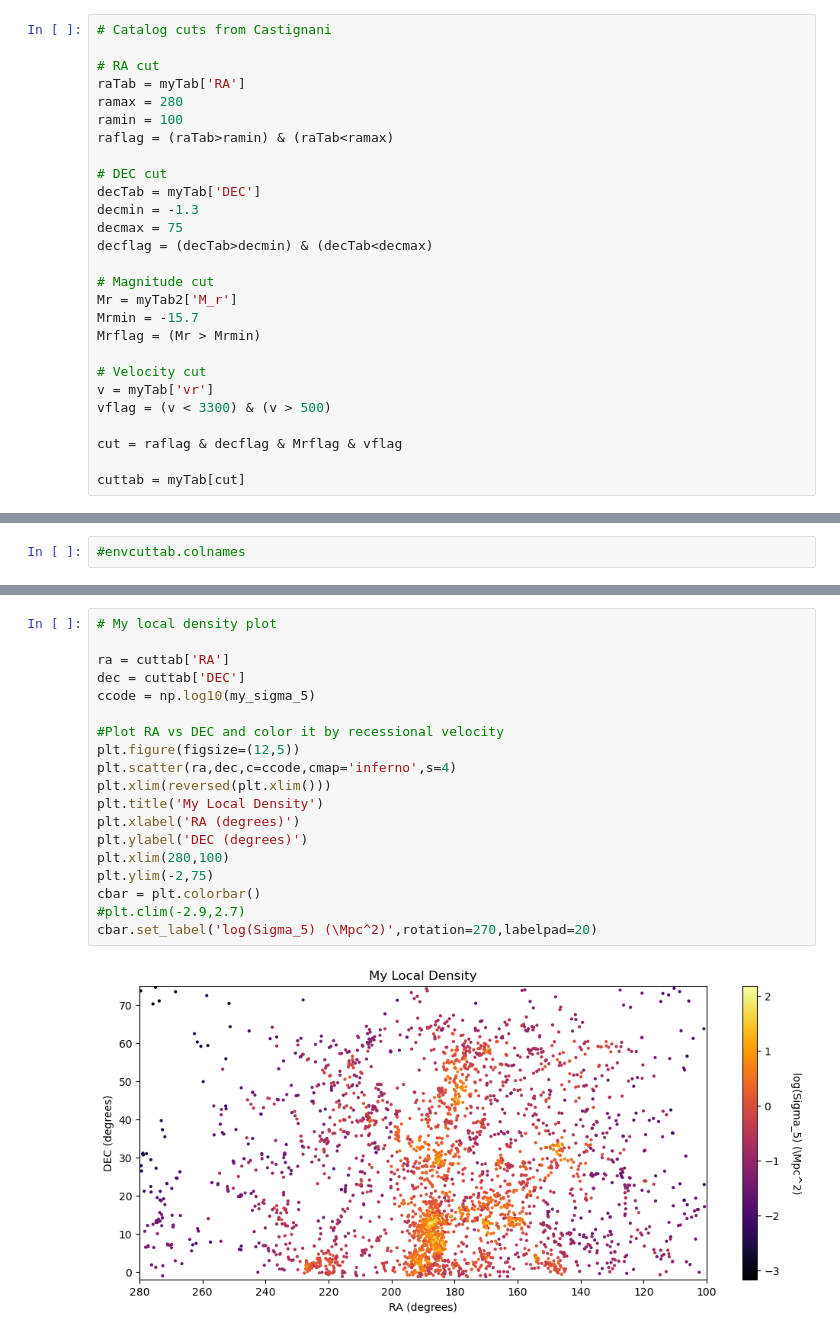
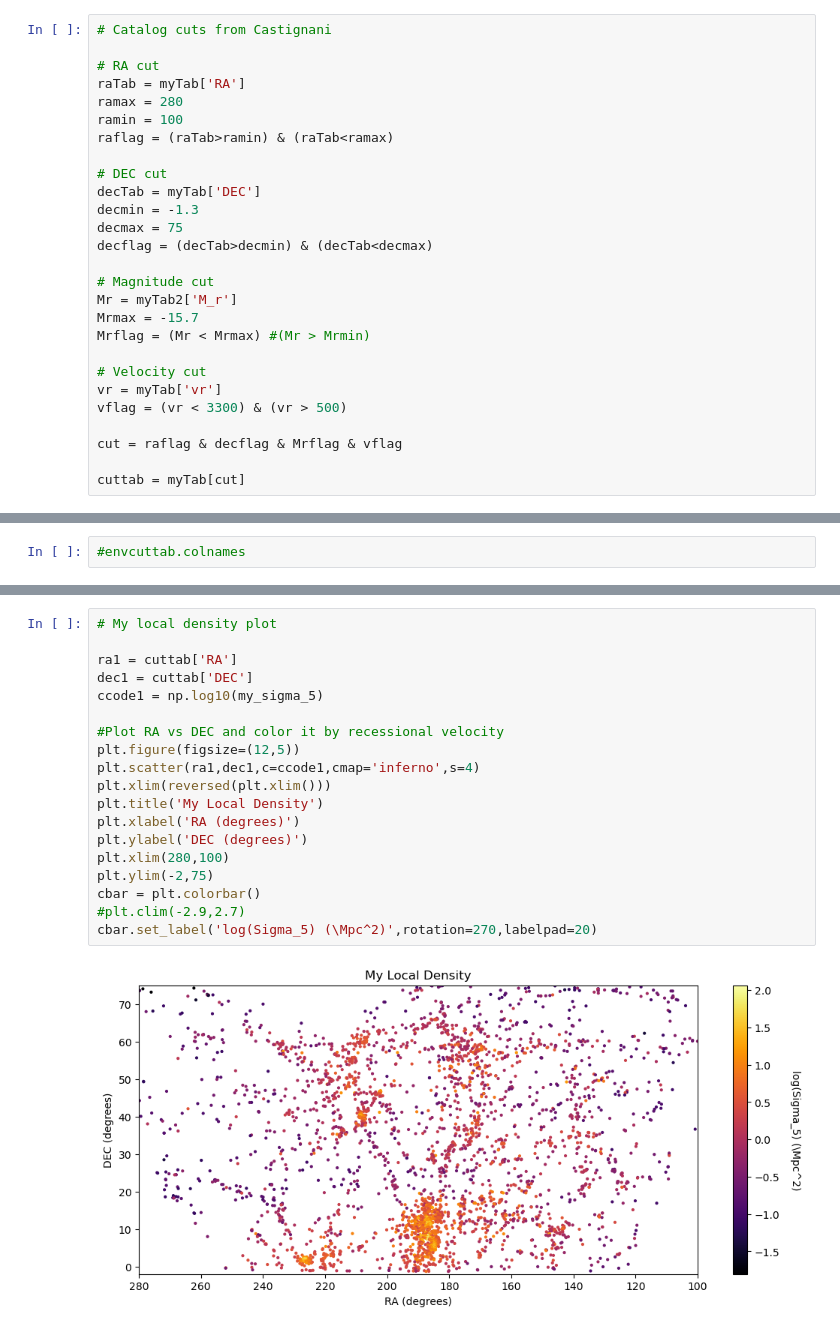
Before and after one commit to EvanBarkus/WISESize_Project, a Jupyter notebook: Castignani_LD.ipynb, the cells around one changed output, grey strips where cells are left out. Drawn from its saved outputs; the diff is of its cells as text.

```diff
--- a/Castignani_LD.ipynb
+++ b/Castignani_LD.ipynb
@@ -156,12 +140,12 @@ decflag = (decTab>decmin) & (decTab<decmax)
 
 # Magnitude cut
 Mr = myTab2['M_r']
-Mrmin = -15.7
-Mrflag = (Mr > Mrmin)
+Mrmax = -15.7
+Mrflag = (Mr < Mrmax) #(Mr > Mrmin)
 
 # Velocity cut
-v = myTab['vr']
-vflag = (v < 3300) & (v > 500)
+vr = myTab['vr']
+vflag = (vr < 3300) & (vr > 500)
 
 cut = raflag & decflag & Mrflag & vflag
 
@@ -194,24 +178,24 @@ plt.legend()
 # %%
 # My local density plot
 
-ra = cuttab['RA']
-dec = cuttab['DEC']
-ccode = np.log10(my_sigma_5)
+ra1 = cuttab['RA']
+dec1 = cuttab['DEC']
+ccode1 = np.log10(my_sigma_5)
 
 #Plot RA vs DEC and color it by recessional velocity
 plt.figure(figsize=(12,5))
-plt.scatter(ra,dec,c=ccode,cmap='inferno',s=4)
+plt.scatter(ra1,dec1,c=ccode1,cmap='inferno',s=4)
 plt.xlim(reversed(plt.xlim()))
 plt.title('My Local Density')
 plt.xlabel('RA (degrees)')
 plt.ylabel('DEC (degrees)')
 plt.xlim(280,100)
 plt.ylim(-2,75)
 cbar = plt.colorbar()
 #plt.clim(-2.9,2.7)
 cbar.set_label('log(Sigma_5) (\Mpc^2)',rotation=270,labelpad=20)
 # %% [output]
-[figure, old version]
+[figure, new version]
 # %%
 # VFS local density plot
 
```
Also changed, not shown: parts of 10 cells of this notebook.
